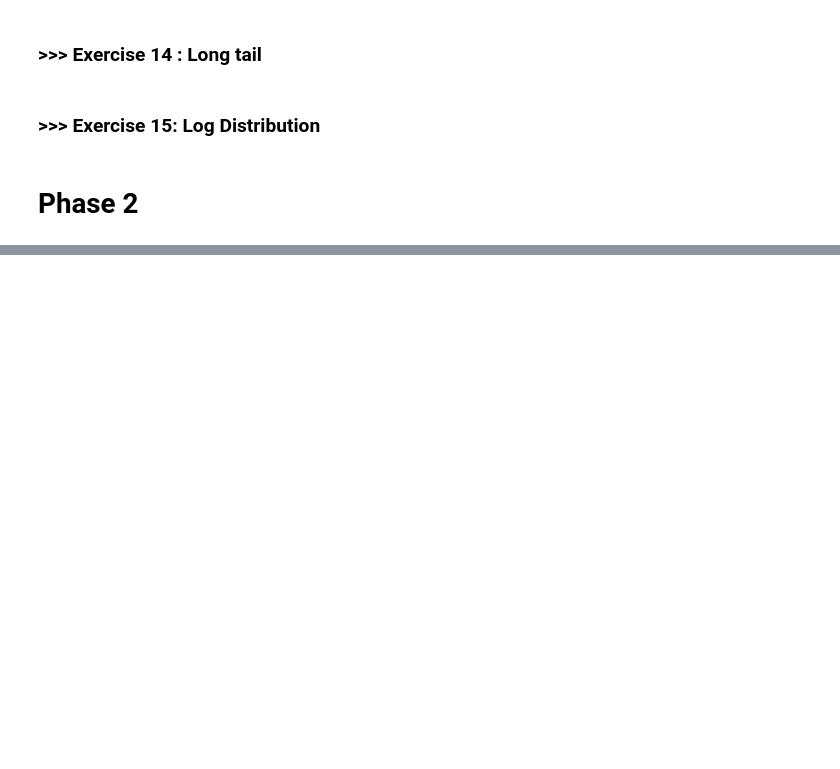
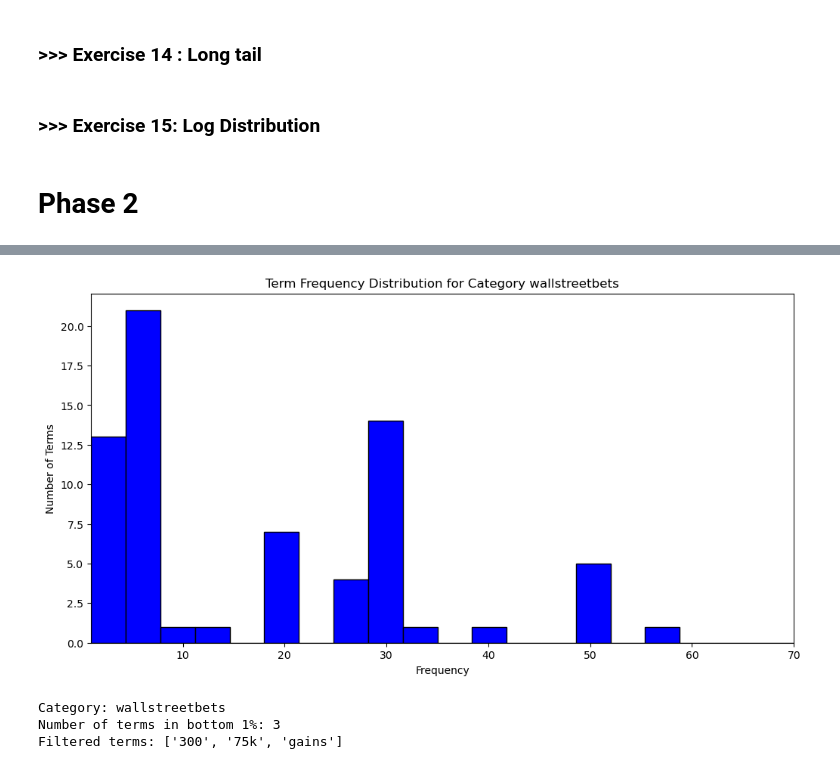
Before and after one commit to shaohong722/DM2025-Lab1-Exercise, a Jupyter notebook: DM2025-Lab1-Homework.ipynb, the cells around one changed output, grey strips where cells are left out. Cells and saved outputs as stored; diff of their text form; code cells hidden in the pictures; blank space fills up the shorter version.

```diff
--- a/DM2025-Lab1-Homework.ipynb
+++ b/DM2025-Lab1-Homework.ipynb
@@ -471,0 +468,27 @@ fig.show()
+# %%
+#Create separate DataFrames for each category
+categories = Dataset['subreddit'].unique()  # Get unique category labels
+category_dfs = {}  # Dictionary to store DataFrames for each category
+
+for category in categories:
+    # Filter the original DataFrame by category
+    category_dfs[category] = Dataset[Dataset['subreddit'] == category].copy()
+
+# Function to create term-document frequency DataFrame for each category
+def create_term_document_df(df):
+    count_vect = CountVectorizer()  # Initialize the CountVectorizer
+    X_counts = count_vect.fit_transform(df['title'])  # Transform the text data into word counts
+
+    # Get the unique words (vocabulary) from the vectorizer
+    words = count_vect.get_feature_names_out()
+
+    # Create a DataFrame where rows are documents and columns are words
+    term_document_df = pd.DataFrame(X_counts.toarray(), columns=words)
+
+    return term_document_df
+
+# Create term-document frequency DataFrames for each category
+filt_term_document_dfs = {}  # Dictionary to store term-document DataFrames for each category
+
+for category in categories:
+    filt_term_document_dfs[category] = create_term_document_df(category_dfs[category])
@@ -471,0 +514,39 @@ fig.show()
+# %%
+category_number=0 #You can change it from 0 to 3
+word_counts = filt_term_document_dfs[categories[category_number]].sum(axis=0).to_numpy()
+
+# Visualize the frequency distribution
+plt.figure(figsize=(12, 6))
+plt.hist(word_counts, bins=30, color='blue', edgecolor='black')
+plt.title(f'Term Frequency Distribution for Category {categories[category_number]}')
+plt.xlabel('Frequency')
+plt.ylabel('Number of Terms')
+plt.xlim(1, 70)
+plt.show()
+# %% [output]
+[figure, added]
+# %%
+category_number=0 #You can change it from 0 to 3
+word_counts = filt_term_document_dfs[categories[category_number]].sum(axis=0).to_numpy()
+
+# Sort the term frequencies in ascending order and get sorted indices
+sorted_indices = np.argsort(word_counts)  # Get indices of sorted frequencies
+sorted_counts = word_counts[sorted_indices]  # Sort frequencies
+
+# Calculate the index corresponding to the bottom 1% least frequent terms
+total_terms = len(sorted_counts)
+bottom_1_percent_index = int(0.05 * total_terms)
+
+# Get the indices of the bottom 1% least frequent terms
+bottom_1_percent_indices = sorted_indices[:bottom_1_percent_index]
+
+# Filter terms that belong to the bottom 1% based on their rank
+filtered_words = [filt_term_document_dfs[categories[category_number]].iloc[:, i].name for i in bottom_1_percent_indices]
+
+print(f"Category: {categories[category_number]}")
+print(f"Number of terms in bottom 1%: {bottom_1_percent_index}")
+print(f"Filtered terms: {filtered_words}")
+# %% [output]
+Category: wallstreetbets
+Number of terms in bottom 1%: 3
+Filtered terms: ['300', '75k', 'gains']
```
Also changed, not shown: parts of 76 cells of this notebook, 4 other files.
